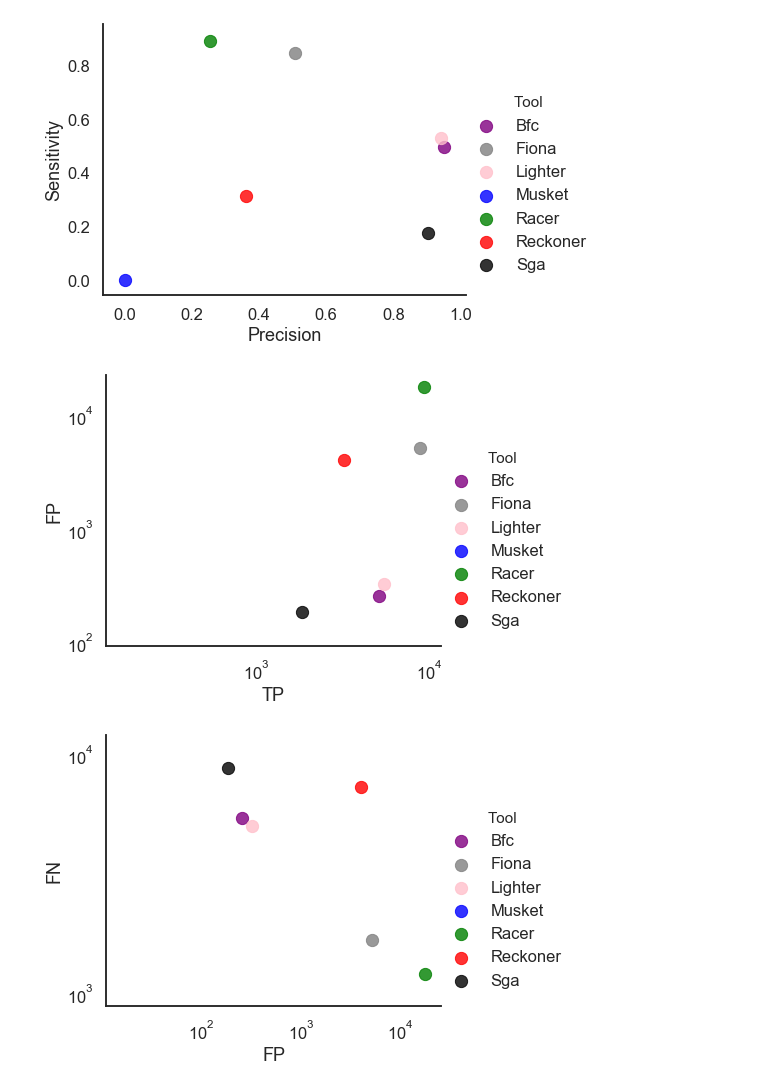
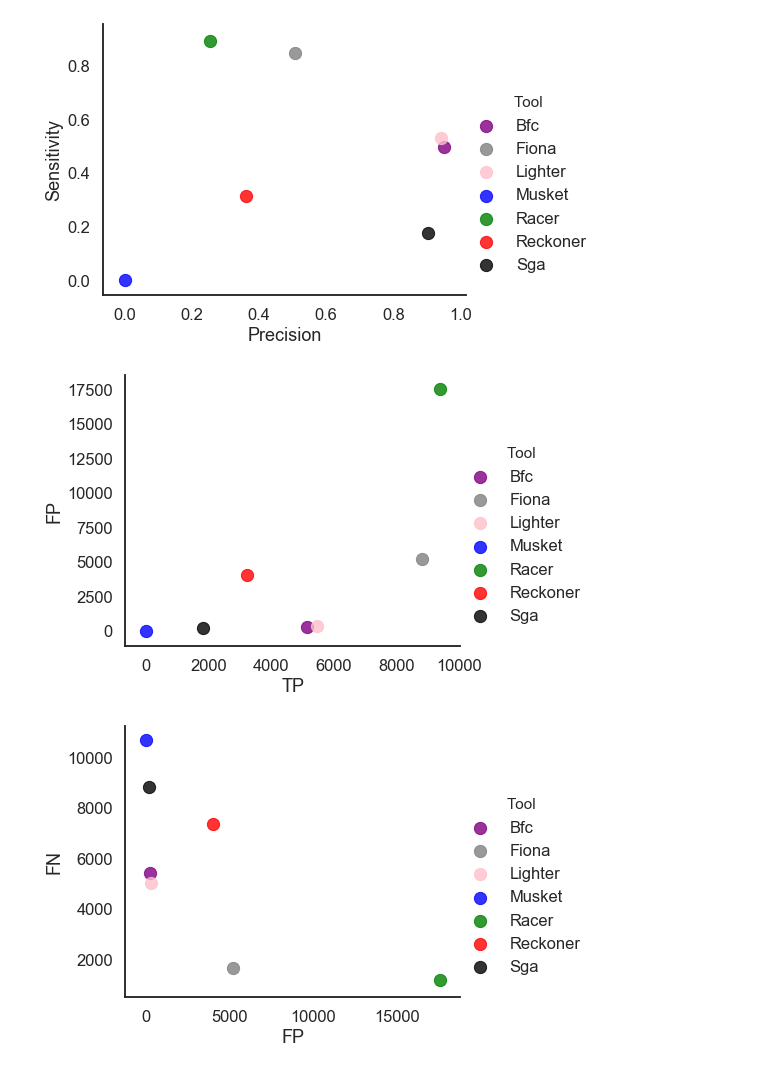
Before and after one commit to Mangul-Lab-USC/benchmarking_error_correction, a Jupyter notebook: notebooks/TCRA_real.ipynb, the cells around one changed output. Saved outputs shown, nothing was run; the diff lists cells and outputs as text; code cells hidden in the pictures.

```diff
--- a/notebooks/TCRA_real.ipynb
+++ b/notebooks/TCRA_real.ipynb
@@ -131,22 +131,22 @@ plt.savefig("../figures/WGS_human//lmplot_Precision_vs_Sensitivity_cov32.pdf")
 # %%
 import matplotlib.pyplot as plt
 import seaborn as sns
 g=sns.set_style("white")
 g=sns.set_context("talk")
 g=sns.lmplot(data=data2 , x='Base - TP', y='Base - FP', hue='Tool', palette=color_dict, fit_reg=False,aspect=1.3,scatter_kws={"s": 150})
 g.set(xlabel='TP', ylabel='FP')
 #plt.title(str(th)+"bp")
-g.set(xscale="log")
-g.set(yscale="log")
+#g.set(xscale="log")
+#g.set(yscale="log")
 
 #plt.ylim(-0.1, 1.1)
 #plt.xlim(-0.1, 1.1)
 
 g=sns.despine()
 plt.savefig("../figures/WGS_human//lmplot_Precision_vs_Sensitivity_cov32.png")
 plt.savefig("../figures/WGS_human//lmplot_Precision_vs_Sensitivity_cov32.pdf")
 # %% [output]
-[figure, old version]
+[figure, new version]
 # %%
 import matplotlib.pyplot as plt
 import seaborn as sns
@@ -155,8 +155,8 @@ g=sns.set_context("talk")
 g=sns.lmplot(data=data2 , x='Base - FP', y='Base - FN', hue='Tool', palette=color_dict, fit_reg=False,aspect=1.3,scatter_kws={"s": 150})
 g.set(xlabel='FP', ylabel='FN')
 #plt.title(str(th)+"bp")
-g.set(xscale="log")
-g.set(yscale="log")
+#g.set(xscale="log")
+#g.set(yscale="log")
 
 #plt.ylim(-0.1, 1.1)
 #plt.xlim(-0.1, 1.1)
@@ -165,4 +165,4 @@ g=sns.despine()
 plt.savefig("../figures/WGS_human//lmplot_FN_vs_FP_cov32.png")
 plt.savefig("../figures/WGS_human//lmplot_FN_vs_FP_cov32.pdf")
 # %% [output]
-[figure, old version]
+[figure, new version]
```
Also changed, not shown: 8 other files.
